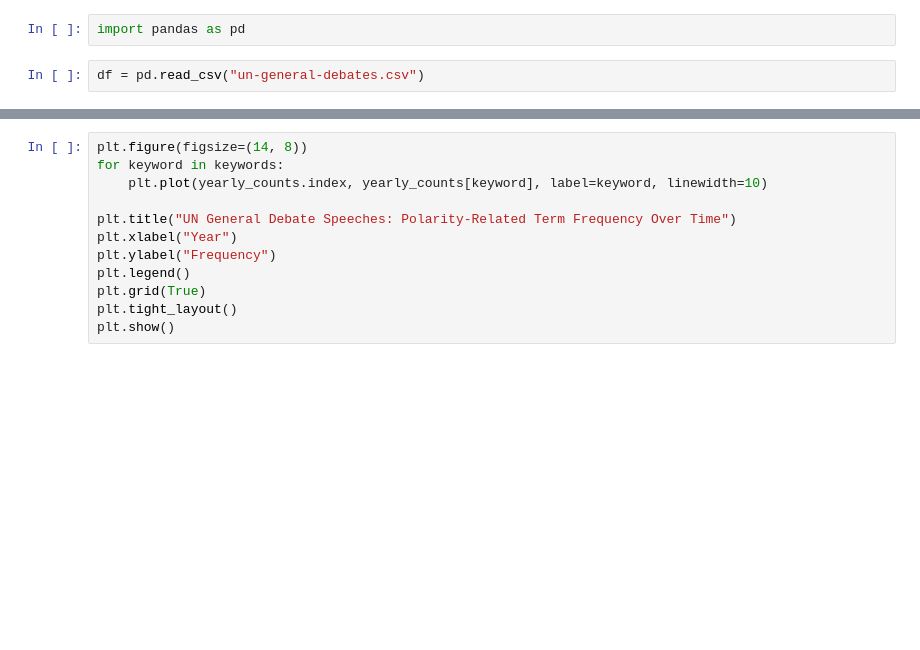
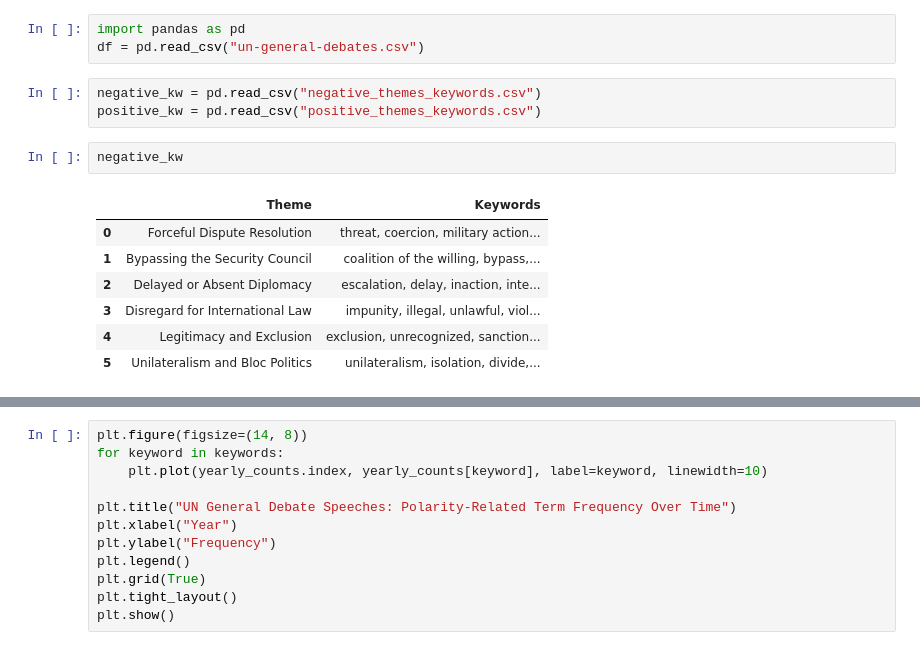
Before and after one commit to alionur84/unga_speeches, a Jupyter notebook: exploratory_analysis.ipynb, the cells around one changed output, grey strips where cells are left out. Saved outputs shown, nothing was run; the diff lists cells and outputs as text; blank space fills up the shorter version.

```diff
--- a/exploratory_analysis.ipynb
+++ b/exploratory_analysis.ipynb
@@ -1,4 +1,16 @@
 # %%
 import pandas as pd
+df = pd.read_csv("un-general-debates.csv")
 # %%
-df = pd.read_csv("un-general-debates.csv")
+negative_kw = pd.read_csv("negative_themes_keywords.csv")
+positive_kw = pd.read_csv("positive_themes_keywords.csv")
+# %%
+negative_kw
+# %% [output]
+|  | Theme | Keywords |
+| 0 | Forceful Dispute Resolution | threat, coercion, military action... |
+| 1 | Bypassing the Security Council | coalition of the willing, bypass,... |
+| 2 | Delayed or Absent Diplomacy | escalation, delay, inaction, inte... |
+| 3 | Disregard for International Law | impunity, illegal, unlawful, viol... |
+| 4 | Legitimacy and Exclusion | exclusion, unrecognized, sanction... |
+| 5 | Unilateralism and Bloc Politics | unilateralism, isolation, divide,... |
```
Also changed, not shown: parts of 9 cells of this notebook, 5 other files.
